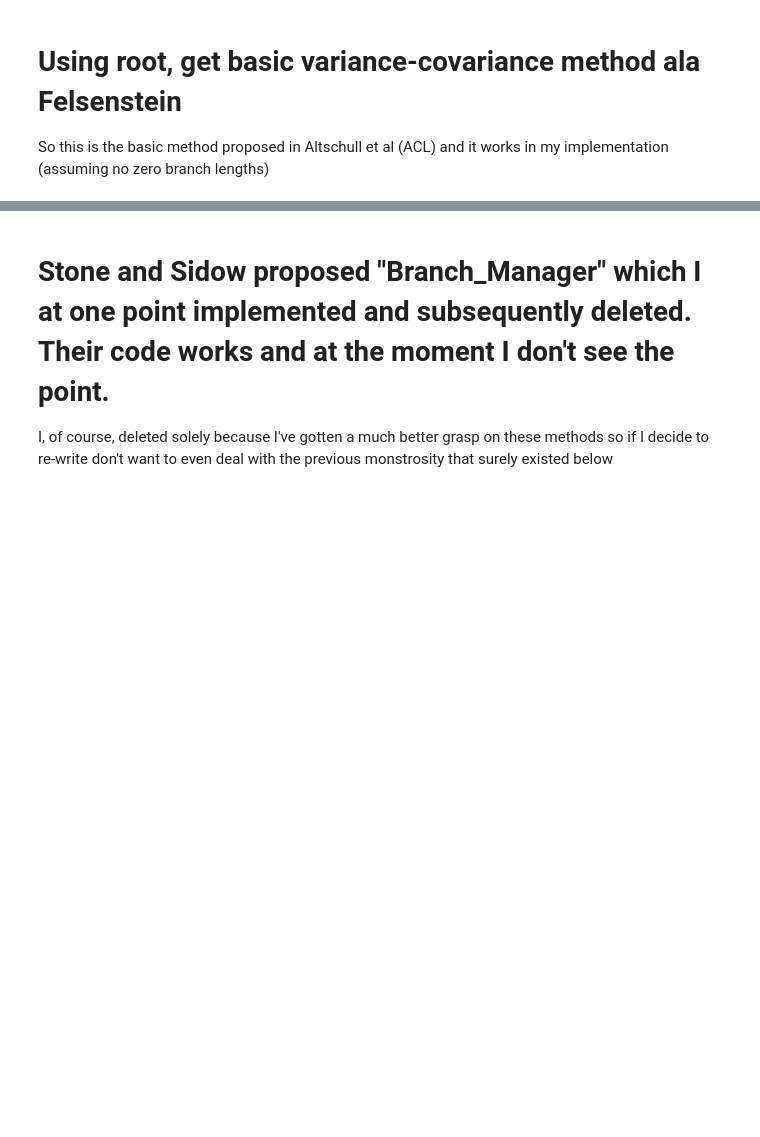
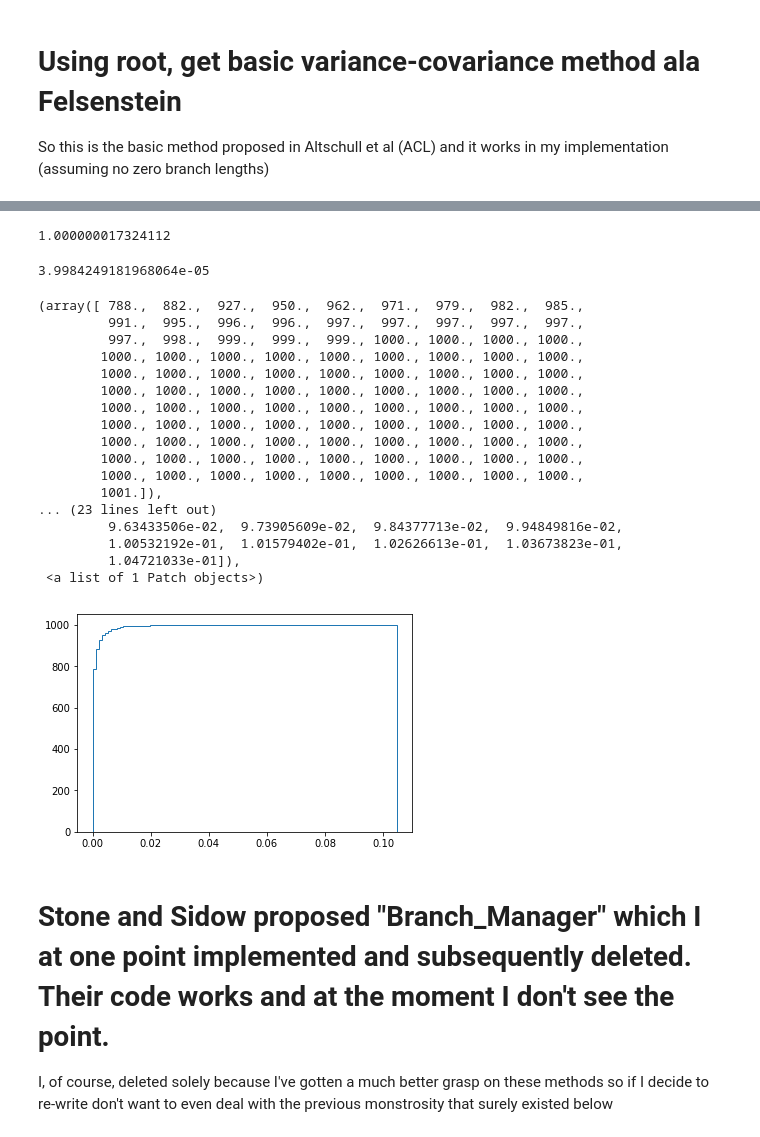
Before and after one commit to adamhockenberry/tree-weighting, a Jupyter notebook: Code/weights_DEV.ipynb, the cells around one changed output, grey strips where cells are left out. Saved outputs shown, nothing was run; the diff lists cells and outputs as text; code cells hidden in the pictures; blank space fills up the shorter version.

```diff
--- a/Code/weights_DEV.ipynb
+++ b/Code/weights_DEV.ipynb
@@ -21,10 +21,11 @@ import weighting_methods
 # Reading in and processing test-trees
 # %%
 # tree = Phylo.read('../../Tree_rooting/Data/raw_OMA_trees/OMAGroup_479938.mafft.afa.treefile.Rooted.MPAJH', 'newick')
-tree = Phylo.read('/Users/adamhockenberry/Downloads/BM_Folder/paper_tree.txt', 'newick')
-# tree = Phylo.read(StringIO('(((A:20, B:20):30,C:50):30, D:80)'), 'newick', rooted=False)
-# tree = Phylo.read('../../Tree_rooting/Data/euk_trees/KOG0001.faa.aln.nwk.Rooted.MADAJH', 'newick')
-# tree = Phylo.read('../../Phylogenetic_couplings/Data/psicov150_aln_pdb/raw_trees/1a3aA.newick', 'newick')
+# tree = Phylo.read('/Users/adamhockenberry/Downloads/BM_Folder/paper_tree.txt', 'newick', rooted=True)
+# tree = Phylo.read(StringIO('(((A:20, B:20):30,C:50):30, D:0.001)'), 'newick', rooted=True)
+# tree = Phylo.read('../../Tree_rooting_analysis/Data/OMA_group_data/eukaryotes/processed_OMA_trees/'
+#                   'OMAGroup_479938.treefile.RootedNoZero.MADAJH', 'newick', rooted=True)
+tree = Phylo.read('../../Phylogenetic_couplings/Data/psicov150_aln_pdb/raw_trees/1a3aA.newick', 'newick')
 
 
 
@@ -50,4 +76,5 @@ if len(tree.get_terminals()) < 100:
 So this is the basic method proposed in Altschull et al (ACL) and it works in my implementation (assuming no zero branch lengths)
 # %%
 tree.root_at_midpoint()
-weights_dict_acl, rooted_tree = weighting_methods.ACL_adhock(tree)
+# tree.root_with_outgroup('reference', outgroup_branch_length=0.0)
+weights_dict_acl, rooted_tree = weighting_methods.calc_ACL_weights(tree)
@@ -54,5 +101,33 @@ weights_dict_acl, rooted_tree = weighting_methods.ACL_adhock(tree)
 # %%
 np.sum(list(weights_dict_acl.values()))
+# %% [output]
+1.000000017324112
+# %%
+weights_dict_acl[next(tree.find_elements('reference'))]
+# %% [output]
+3.9984249181968064e-05
+# %%
+fig, ax = plt.subplots()
+ax.hist(list(weights_dict_acl.values()), 100, cumulative=True, histtype='step')
+# %% [output]
+(array([ 788.,  882.,  927.,  950.,  962.,  971.,  979.,  982.,  985.,
+         991.,  995.,  996.,  996.,  997.,  997.,  997.,  997.,  997.,
+         997.,  998.,  999.,  999.,  999., 1000., 1000., 1000., 1000.,
+        1000., 1000., 1000., 1000., 1000., 1000., 1000., 1000., 1000.,
+        1000., 1000., 1000., 1000., 1000., 1000., 1000., 1000., 1000.,
+        1000., 1000., 1000., 1000., 1000., 1000., 1000., 1000., 1000.,
+        1000., 1000., 1000., 1000., 1000., 1000., 1000., 1000., 1000.,
+        1000., 1000., 1000., 1000., 1000., 1000., 1000., 1000., 1000.,
+        1000., 1000., 1000., 1000., 1000., 1000., 1000., 1000., 1000.,
+        1000., 1000., 1000., 1000., 1000., 1000., 1000., 1000., 1000.,
+        1000., 1000., 1000., 1000., 1000., 1000., 1000., 1000., 1000.,
+        1001.]),
+... (23 lines left out)
+         9.63433506e-02,  9.73905609e-02,  9.84377713e-02,  9.94849816e-02,
+         1.00532192e-01,  1.01579402e-01,  1.02626613e-01,  1.03673823e-01,
+         1.04721033e-01]),
+ <a list of 1 Patch objects>)
+[figure, added]
 # %% [markdown]
 # Stone and Sidow proposed "Branch_Manager" which I at one point implemented and subsequently deleted. Their code works and at the moment I don't see the point.
 
```
Also changed, not shown: parts of 4 cells of this notebook, 3 other files.
